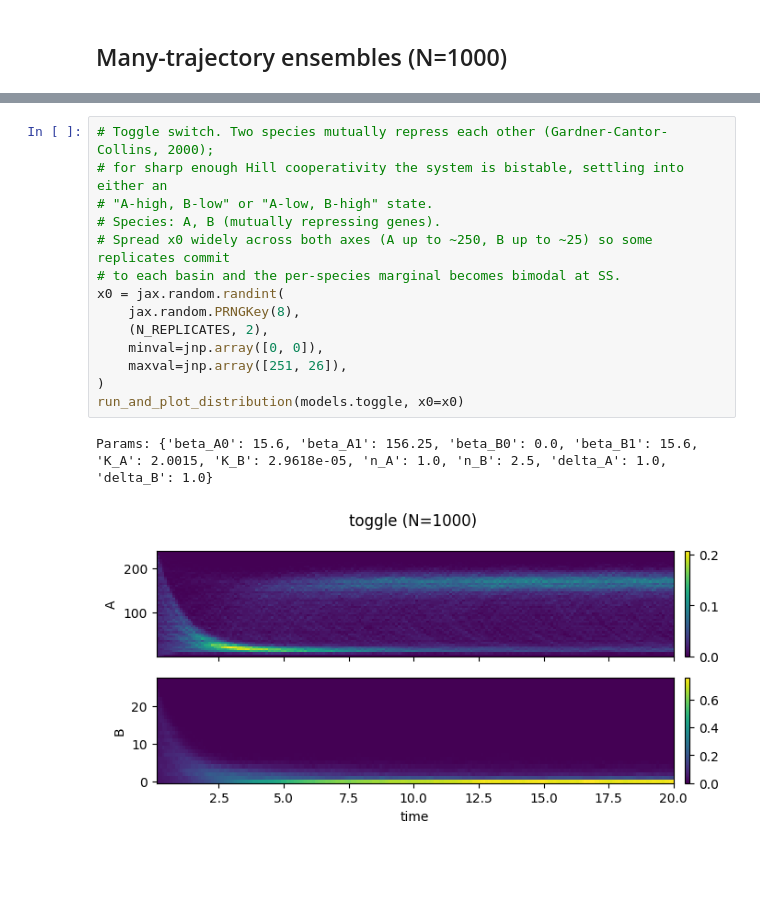
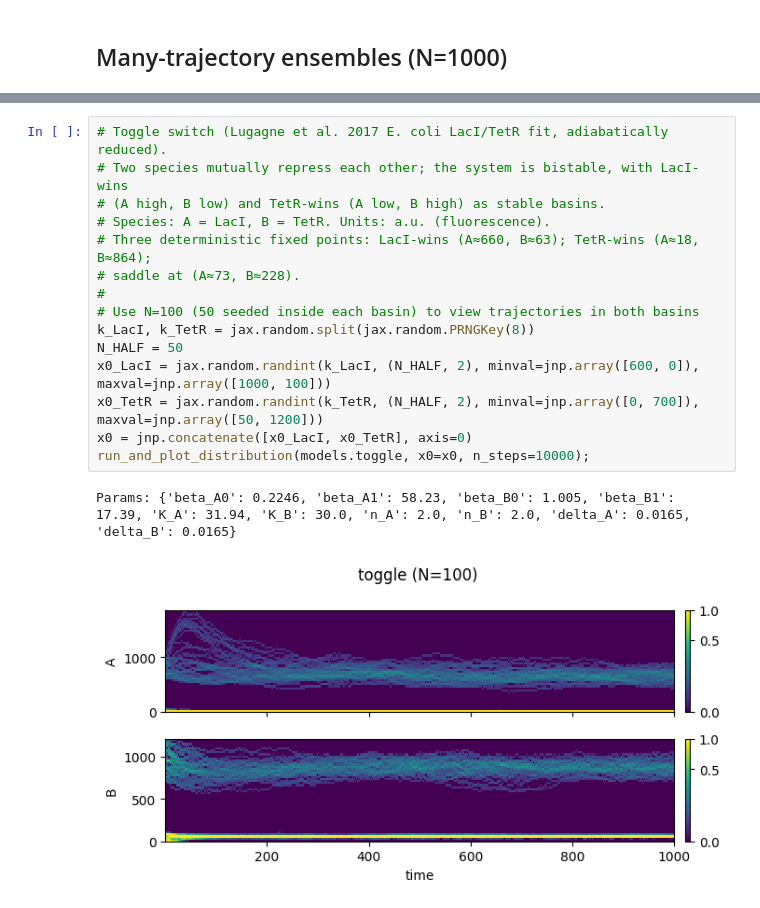
Before and after one commit to robinhenry/crn-jax, a Jupyter notebook: examples/simulate_distributions_from_library.ipynb, the cells around one changed output, grey strips where cells are left out. Drawn from its saved outputs; the diff is of its cells as text; blank space fills up the shorter version.

Commit message:
toggle paramas checked

```diff
--- a/examples/simulate_distributions_from_library.ipynb
+++ b/examples/simulate_distributions_from_library.ipynb
@@ -113,20 +156,21 @@ Params: {'alpha_A': 0.05776, 'delta_A': 0.01155, 'beta_B0': 0.0005776, 'beta_B1'
 # %%
-# Toggle switch. Two species mutually repress each other (Gardner-Cantor-Collins, 2000);
-# for sharp enough Hill cooperativity the system is bistable, settling into either an
-# "A-high, B-low" or "A-low, B-high" state.
-# Species: A, B (mutually repressing genes).
-# Spread x0 widely across both axes (A up to ~250, B up to ~25) so some replicates commit
-# to each basin and the per-species marginal becomes bimodal at SS.
-x0 = jax.random.randint(
-    jax.random.PRNGKey(8),
-    (N_REPLICATES, 2),
-    minval=jnp.array([0, 0]),
-    maxval=jnp.array([251, 26]),
-)
-run_and_plot_distribution(models.toggle, x0=x0)
+# Toggle switch (Lugagne et al. 2017 E. coli LacI/TetR fit, adiabatically reduced).
+# Two species mutually repress each other; the system is bistable, with LacI-wins
+# (A high, B low) and TetR-wins (A low, B high) as stable basins.
+# Species: A = LacI, B = TetR. Units: a.u. (fluorescence).
+# Three deterministic fixed points: LacI-wins (A≈660, B≈63); TetR-wins (A≈18, B≈864);
+# saddle at (A≈73, B≈228).
+#
+# Use N=100 (50 seeded inside each basin) to view trajectories in both basins
+k_LacI, k_TetR = jax.random.split(jax.random.PRNGKey(8))
+N_HALF = 50
+x0_LacI = jax.random.randint(k_LacI, (N_HALF, 2), minval=jnp.array([600, 0]), maxval=jnp.array([1000, 100]))
+x0_TetR = jax.random.randint(k_TetR, (N_HALF, 2), minval=jnp.array([0, 700]), maxval=jnp.array([50, 1200]))
+x0 = jnp.concatenate([x0_LacI, x0_TetR], axis=0)
+run_and_plot_distribution(models.toggle, x0=x0, n_steps=10000);
 # %% [output]
-Params: {'beta_A0': 15.6, 'beta_A1': 156.25, 'beta_B0': 0.0, 'beta_B1': 15.6, 'K_A': 2.0015, 'K_B': 2.9618e-05, 'n_A': 1.0, 'n_B': 2.5, 'delta_A': 1.0, 'delta_B': 1.0}
+Params: {'beta_A0': 0.2246, 'beta_A1': 58.23, 'beta_B0': 1.005, 'beta_B1': 17.39, 'K_A': 31.94, 'K_B': 30.0, 'n_A': 2.0, 'n_B': 2.0, 'delta_A': 0.0165, 'delta_B': 0.0165}
-[figure, old version]
+[figure, new version]
 # %%
 # Activator-repressor pair. Mixed-sign two-node feedback: A activates B and B represses A.
 # For suitable parameters this circuit can produce sustained oscillations (a relaxation
```
Also changed, not shown: parts of 14 cells of this notebook, 3 other files.
